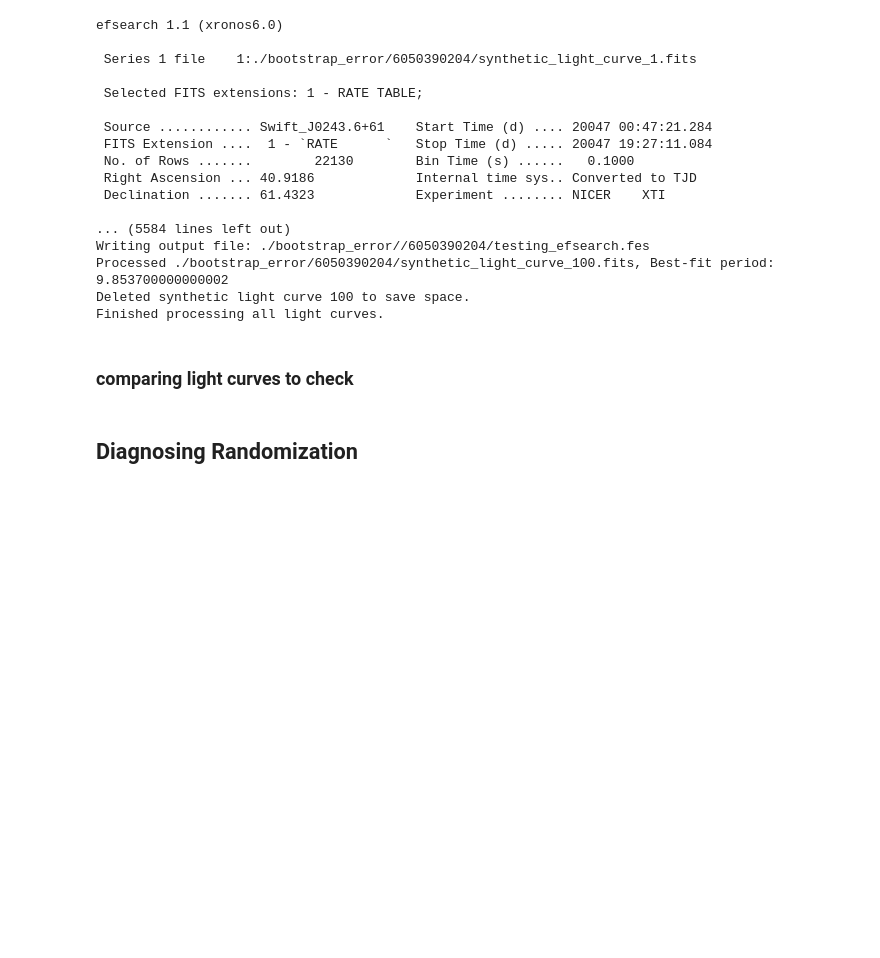
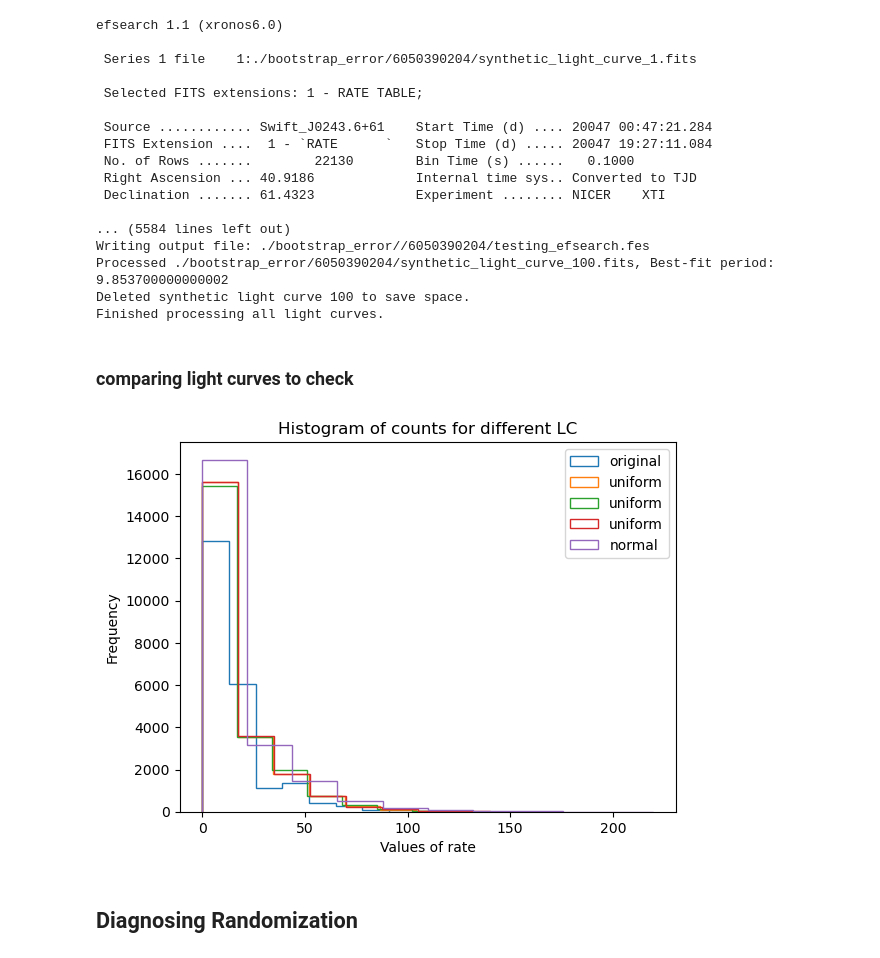
Before and after one commit to supremeKAI40/ULXP_thesis_analysis, a Jupyter notebook: nicer/nb_bootstrap_error.ipynb, the cells around one changed output. Cells and saved outputs as stored; diff of their text form; code cells hidden in the pictures; blank space fills up the shorter version.

```diff
--- a/nicer/nb_bootstrap_error.ipynb
+++ b/nicer/nb_bootstrap_error.ipynb
@@ -172,20 +172,26 @@ for j in range(len(rate2)):
 
 synthetic_rate6 = np.zeros_like(rate2)  # Initialize array for synthetic rate
 for j in range(len(rate2)):
-    gamma_j = np.random.normal(0, 1)  # Generate a new random number for each bin
-    synthetic_rate6[j] = rate2[j]+gamma_j*error2[j]
+    gamma_j = np.random.normal(rate2[j], error2[j])  # Generate a new random number for each bin
+    synthetic_rate6[j] = gamma_j
     if synthetic_rate6[j] < 0:
         synthetic_rate6[j] = 0
 # %%
-plt.hist(rate2,histtype='step',bins=100)
-plt.hist(synthetic_rate,histtype='step',bins=100)
-# plt.hist(synthetic_rate3,histtype='step',bins=100)
-# plt.hist(synthetic_rate4,histtype='step',bins=100)
-# ##Using looped creation
-# plt.hist(synthetic_rate2,histtype='step',bins=100)
-# plt.hist(synthetic_rate5,histtype='step',bins=100)
-plt.hist(synthetic_rate6,histtype='step',bins=100)
+plt.hist(rate2,histtype='step',bins=10,label='original')
+plt.hist(synthetic_rate,histtype='step',bins=10, label='uniform')
+plt.hist(synthetic_rate3,histtype='step',bins=10, label='uniform')
+#plt.hist(synthetic_rate4,histtype='step',bins=10, label='uniform')
+##Using looped creation
+plt.hist(synthetic_rate2,histtype='step',bins=10, label='uniform')
+#plt.hist(synthetic_rate5,histtype='step',bins=10,label='uniform')
+plt.hist(synthetic_rate6,histtype='step',bins=10,label='normal')
+plt.legend()
+plt.title('Histogram of counts for different LC')
+plt.xlabel('Values of rate')
+plt.ylabel('Frequency')
 plt.show()
+# %% [output]
+[figure, added]
 # %%
 # synthetic_rate = np.zeros_like(rate2)
 # for j in range(len(rate2)):
```
Also changed, not shown: parts of 3 cells of this notebook, 1 other file.
